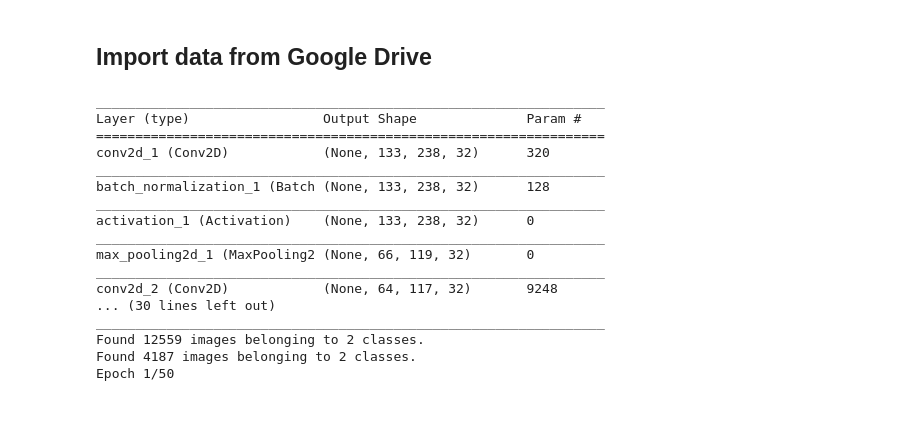
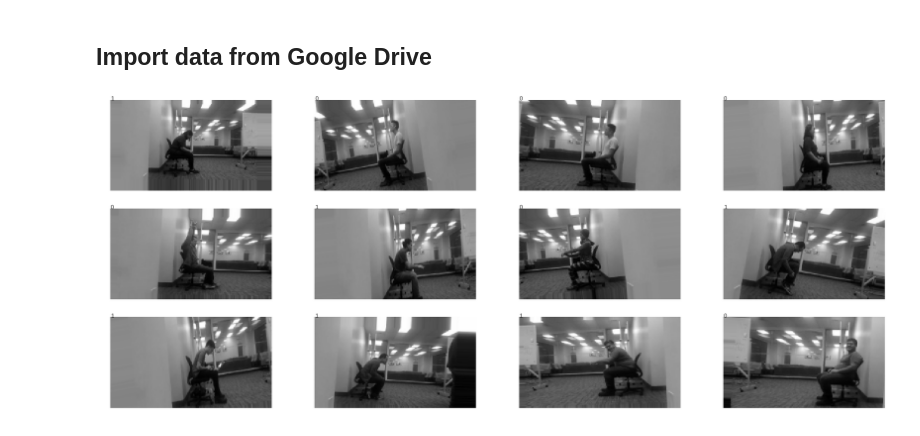
Before and after one commit to aunz/ds-upright, a Jupyter notebook: posture_training_with_CNN.ipynb, the cells around one changed output. Drawn from its saved outputs; the diff is of its cells as text; code cells hidden in the pictures.

Commit message:
plot images

```diff
--- a/posture_training_with_CNN.ipynb
+++ b/posture_training_with_CNN.ipynb
@@ -94,7 +94,7 @@ model.add(Activation('sigmoid'))
 
 model.summary()
 
-model.compile(loss='binary_crossentropy', optimizer='adamax', metrics=['accuracy'])
+model.compile(loss='binary_crossentropy', optimizer='adam', metrics=['accuracy'])
 
 datagen = ImageDataGenerator(
     rescale=1./255,
@@ -126,27 +126,21 @@ hist = model.fit_generator(
     validation_data=val_generator,
     validation_steps=40
 )
-
-# # plot
-# tmp = next(train_generator)[0][:10]
-# for i, img in enumerate(tmp):
-#     plt.figure()
-#     plt.imshow(img.reshape(135, 240));
-# %% [output]
-_________________________________________________________________
-Layer (type)                 Output Shape              Param #
-=================================================================
-conv2d_1 (Conv2D)            (None, 133, 238, 32)      320
-_________________________________________________________________
-batch_normalization_1 (Batch (None, 133, 238, 32)      128
-_________________________________________________________________
-activation_1 (Activation)    (None, 133, 238, 32)      0
-_________________________________________________________________
-max_pooling2d_1 (MaxPooling2 (None, 66, 119, 32)       0
-_________________________________________________________________
-conv2d_2 (Conv2D)            (None, 64, 117, 32)       9248
-... (30 lines left out)
-_________________________________________________________________
-Found 12559 images belonging to 2 classes.
-Found 4187 images belonging to 2 classes.
-Epoch 1/50
+# %%
+# draw some random imgs
+
+plt.figure(figsize=(25, 10))
+
+imgs = next(train_generator)
+for i in range(1, 13):
+    plt.subplot(3, 4, i)
+    plt.imshow(imgs[0][i].reshape(135, 240), cmap='gray')
+    plt.annotate(int(imgs[1][i]), (0, 0))
+    plt.axis('off')
+    plt.grid(False)
+
+plt.tight_layout()
+
+del imgs
+# %% [output]
+[figure, added]
```
Also changed, not shown: parts of 1 cell of this notebook.
